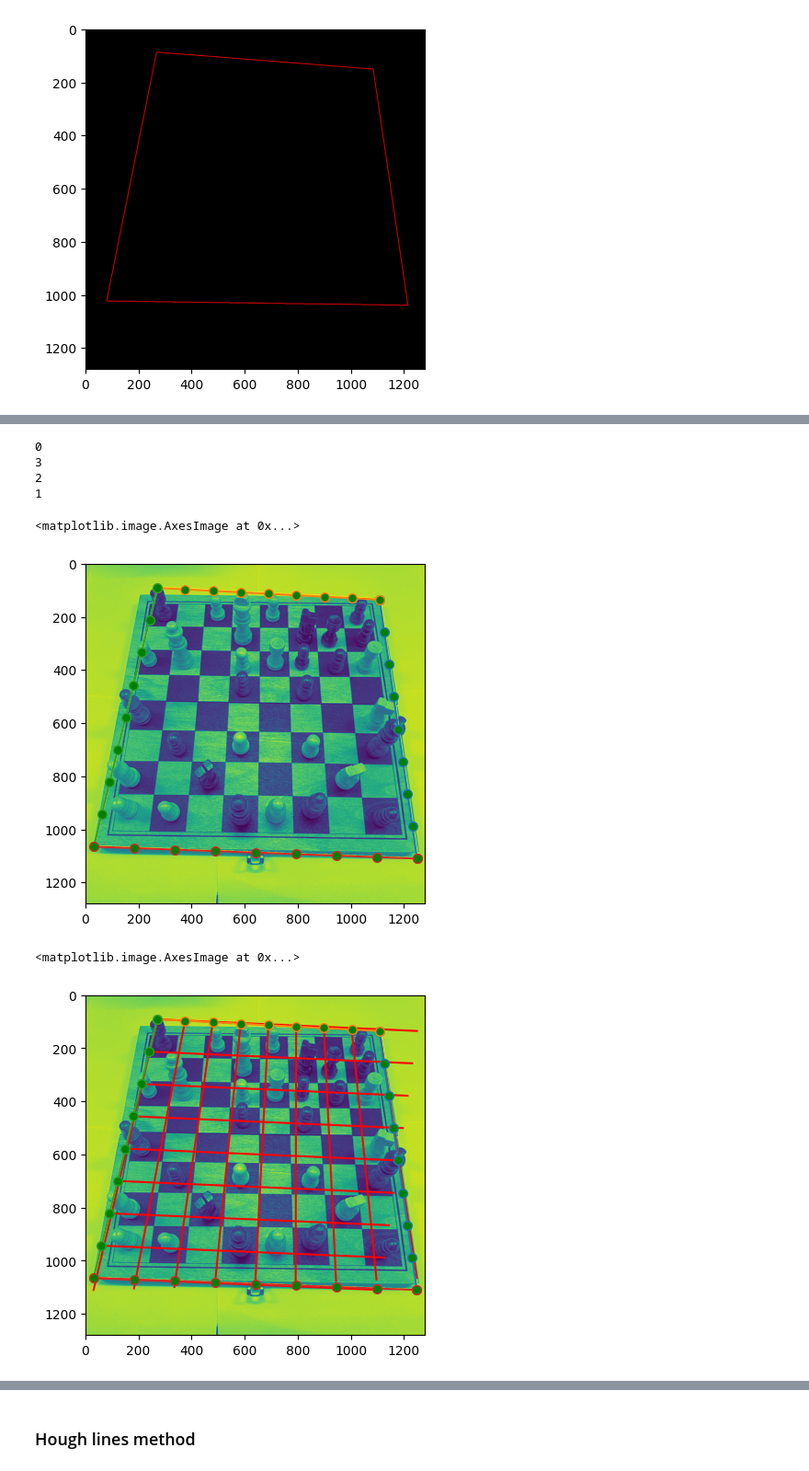
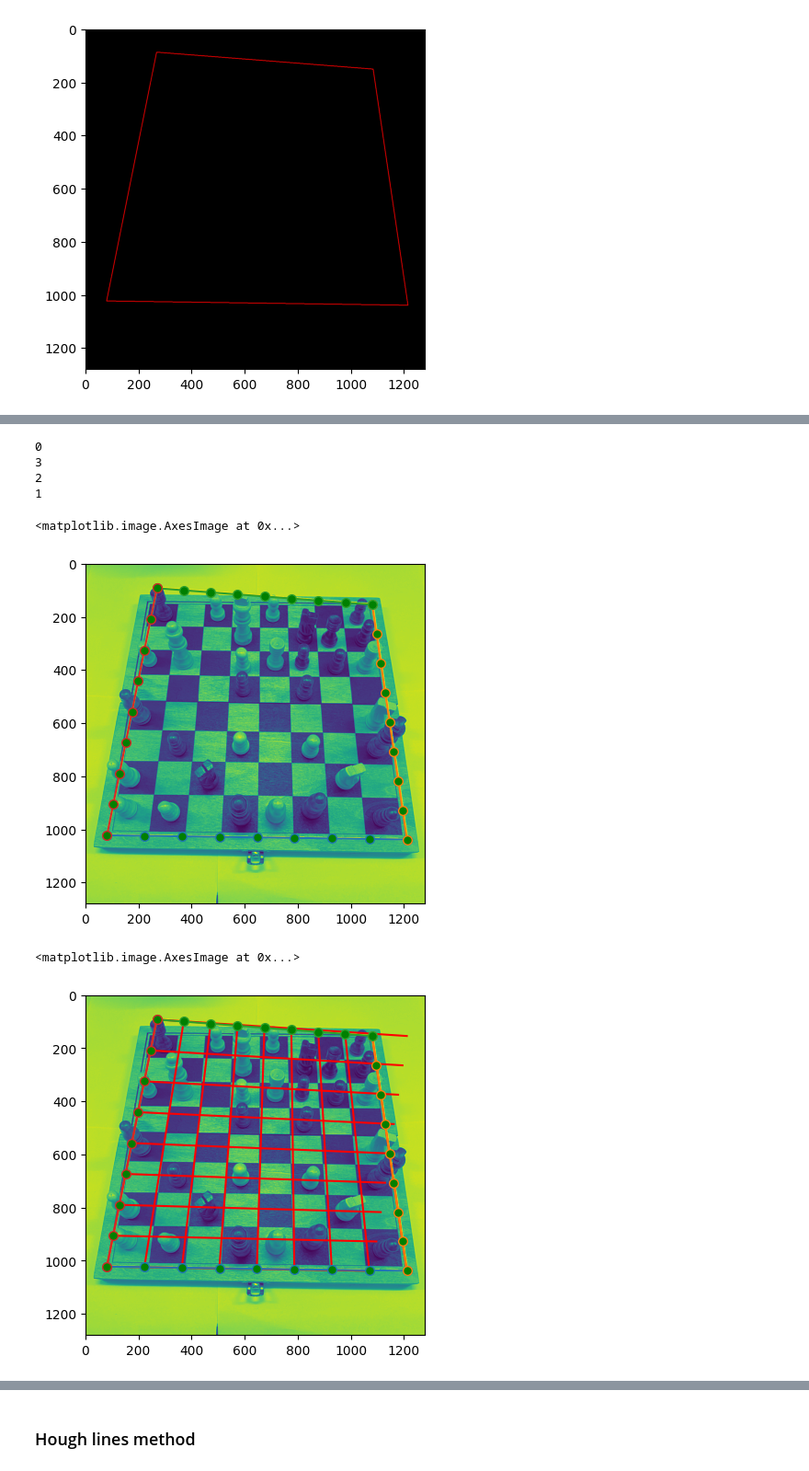
Before and after one commit to zuzannaszu/chess_hacker, a Jupyter notebook: Image_recognition.ipynb, the cells around one changed output, grey strips where cells are left out. Shown at 92% size. Saved outputs shown, nothing was run; the diff lists cells and outputs as text; code cells hidden in the pictures.

```diff
--- a/Image_recognition.ipynb
+++ b/Image_recognition.ipynb
@@ -77,9 +79,9 @@ point_corners = []
 for corner in corners:
     x, y = corner.ravel()
     cv.circle(img_gray, (x,y), 10, 255, -1)
-    point_corners.append((x,y))
+    point_corners.append([x,y])
 print(len(point_corners))
-print(point_corners)
+point_corners = sorted(point_corners)
 plt.imshow(img_gray)
 # %% [output]
 4
@@ -87,5 +88,21 @@ plt.imshow(img_gray)
 <matplotlib.image.AxesImage at 0x...>
 [figure]
+# %%
+pts = np.array(point_corners)
+center = np.mean(pts, axis=0)
+
+# Sort the points in clockwise
+cyclic_pts = [
+        # Top-left
+        pts[np.where(np.logical_and(pts[:, 0] < center[0], pts[:, 1] < center[1]))[0][0], :],
+        # Top-right
+        pts[np.where(np.logical_and(pts[:, 0] > center[0], pts[:, 1] < center[1]))[0][0], :],
+        # Bottom-Right
+        pts[np.where(np.logical_and(pts[:, 0] > center[0], pts[:, 1] > center[1]))[0][0], :],
+        # Bottom-Left
+        pts[np.where(np.logical_and(pts[:, 0] < center[0], pts[:, 1] > center[1]))[0][0], :]]
+
+point_corners = pts.tolist()
 # %%
 i = 4
 while i > 0:
@@ -122,33 +144,33 @@ plt.imshow(img_gray)
 2
 1
 <matplotlib.image.AxesImage at 0x...>
-[figure, old version]
+[figure, new version]
 # %%
 def line_btw_point(points1_1, points1_2, points2_1, points2_2):
     x_1, y_1 = split_line(points1_1, points1_2, 9)
     x_2, y_2 = split_line(points2_1, points2_2, 9)
     x_1 = np.sort(np.array(x_1))
     x_2 = np.sort(np.array(x_2))
 
     for i in range(len(x_1)):
         x = [x_1[i], x_2[i]]
         y = [y_1[i], y_2[i]]
         plt.plot(x,y, "r")
         ax = plt.gca()
         ax.set_xlim([0, 1280])
         ax.set_ylim([1280, 0])
 
-line_btw_point(point_corners[0], point_corners[1], point_corners[2], point_corners[3])
+line_btw_point(point_corners[0], point_corners[1], point_corners[3], point_corners[2])
 line_btw_point(point_corners[0], point_corners[3], point_corners[1], point_corners[2])
 
 i = 4
 while i > 0:
     c = i % 4
     x1, y1 = split_line(point_corners[c], point_corners[c-1], 9)
     plt.plot(x1,y1, marker="o", markersize=7, markerfacecolor="green")
     i -= 1
 
 plt.imshow(img_gray)
 # %% [output]
 <matplotlib.image.AxesImage at 0x...>
-[figure, old version]
+[figure, new version]
```
Also changed, not shown: parts of 20 cells of this notebook.
